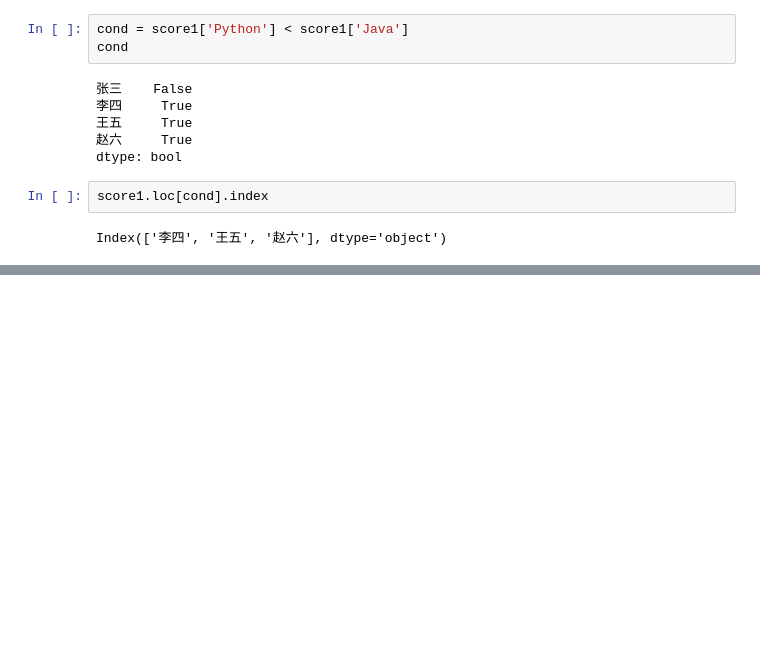
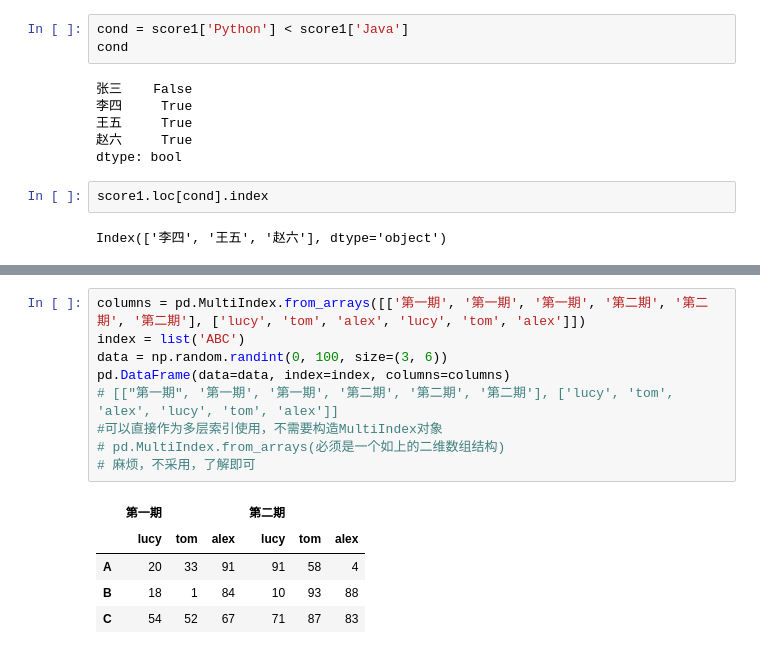
Before and after one commit to Leecoin49/StudyNote, a Jupyter notebook: LLM/AILLM_Luffy/1.Python/第20章Pandas/1.pandas核心数据类型.ipynb, the cells around one changed output, grey strips where cells are left out. Saved outputs shown, nothing was run; the diff lists cells and outputs as text; blank space fills up the shorter version.

```diff
--- a/LLM/AILLM_Luffy/1.Python/第20章Pandas/1.pandas核心数据类型.ipynb
+++ b/LLM/AILLM_Luffy/1.Python/第20章Pandas/1.pandas核心数据类型.ipynb
@@ -1220,0 +1324,15 @@ Index(['李四', '王五', '赵六'], dtype='object')
+# %%
+columns = pd.MultiIndex.from_arrays([['第一期', '第一期', '第一期', '第二期', '第二期', '第二期'], ['lucy', 'tom', 'alex', 'lucy', 'tom', 'alex']])
+index = list('ABC')
+data = np.random.randint(0, 100, size=(3, 6))
+pd.DataFrame(data=data, index=index, columns=columns)
+# [["第一期", '第一期', '第一期', '第二期', '第二期', '第二期'], ['lucy', 'tom', 'alex', 'lucy', 'tom', 'alex']]
+#可以直接作为多层索引使用，不需要构造MultiIndex对象
+# pd.MultiIndex.from_arrays(必须是一个如上的二维数组结构)
+# 麻烦，不采用，了解即可
+# %% [output]
+|  | 第一期 |  |  | 第二期 |  |  |
+|  | lucy | tom | alex | lucy | tom | alex |
+| A | 20 | 33 | 91 | 91 | 58 | 4 |
+| B | 18 | 1 | 84 | 10 | 93 | 88 |
+| C | 54 | 52 | 67 | 71 | 87 | 83 |
```
Also changed, not shown: parts of 61 cells of this notebook.
